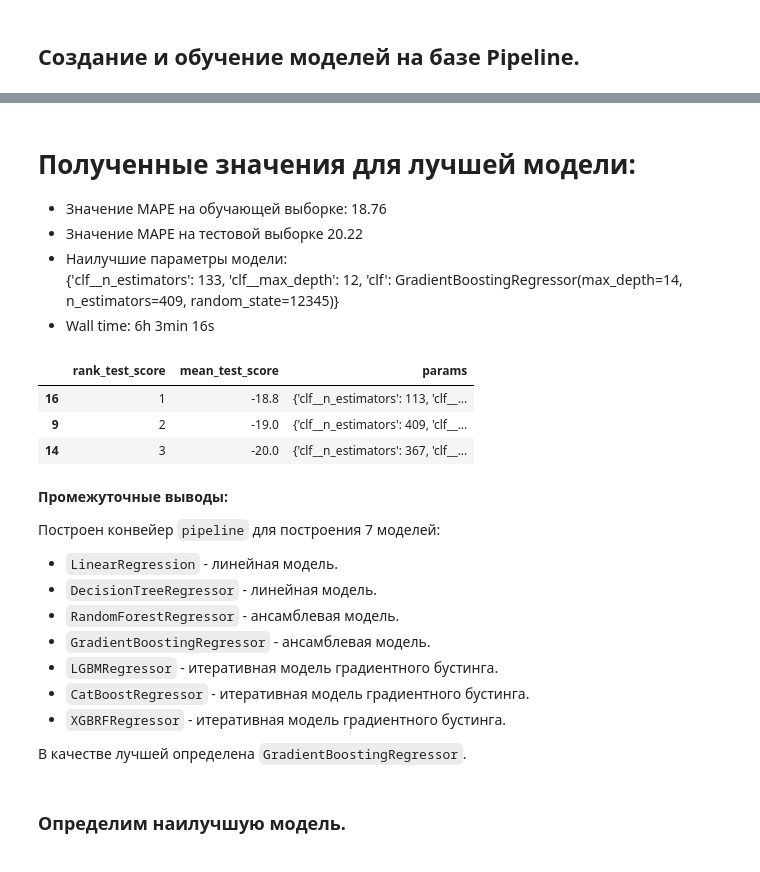
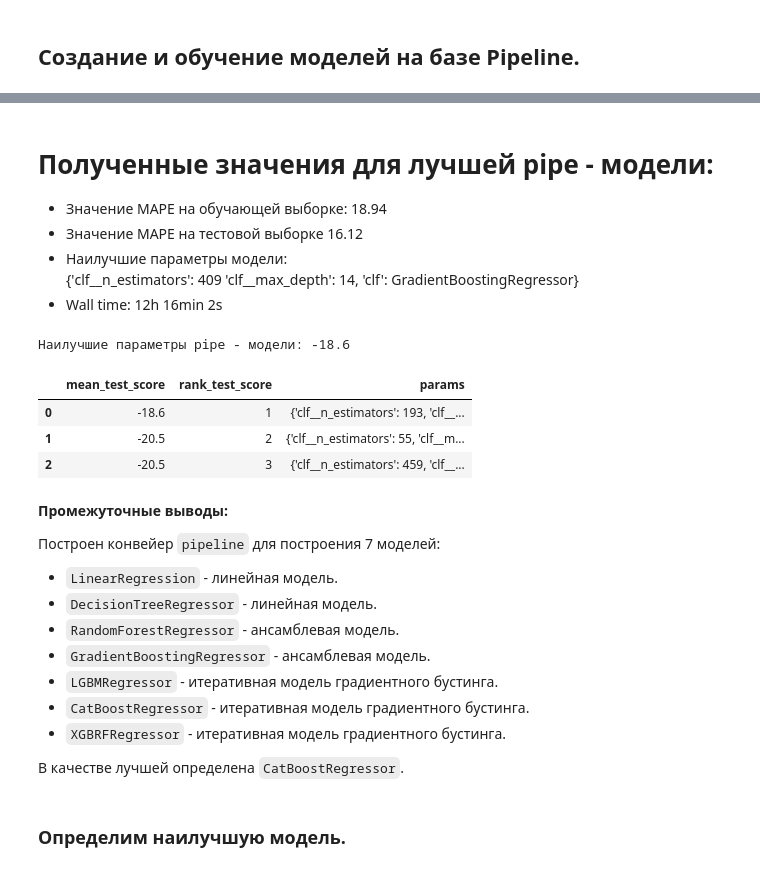
Before and after one commit to evgeniy-yandex/Data_Science, a Jupyter notebook: Kaggle_auto_price/kaggle_auto_price.ipynb, the cells around one changed output, grey strips where cells are left out. Cells and saved outputs as stored; diff of their text form; code cells hidden in the pictures.

```diff
--- a/Kaggle_auto_price/kaggle_auto_price.ipynb
+++ b/Kaggle_auto_price/kaggle_auto_price.ipynb
@@ -1683,7 +1691,7 @@ X_train.describe()
 # Чтобы видеть, что процесс выполняется, поставим tqdm с разовым циклом:
 for _ in tqdm(range(1)):
 
-    df = [X_train, X_test, test]
+    df = [X_train, X_valid, test]
     for i in range(3):
         df[i]['make_age'] = df[i]['make'] / df[i]['age']
         df[i]['make_country'] = df[i]['make'] / (df[i]['country']+1)
@@ -1723,10 +1731,12 @@ X_train.describe()
 Для оценки качества моделей применяем метрику [MAPE](https://en.wikipedia.org/wiki/Mean_absolute_percentage_error "Mean Absolute Percentage Error"):
 ![image-2.png](attachment:image-2.png)
 # %%
-def mape_func(y_target, y_predict):
-    return np.mean(np.abs((y_target - y_predict)/y_target)) * 100
+def mape_func(actual, pred):
+    actual, pred = np.array(actual), np.array(pred)
+    return np.mean(np.abs((actual - pred) / actual)) * 100
 
 mape_score = make_scorer(mape_func, greater_is_better=False)
+#mape_score = make_scorer(mape_func)
 # %% [markdown]
 ## Создание и обучение моделей.
 
@@ -1849,0 +1901,16 @@ Fitting 5 folds for each of 3 candidates, totalling 15 fits
+# %%
+# Чтобы видеть, что процесс выполняется, поставим tqdm с разовым циклом:
+for _ in tqdm(range(1)):
+    parameters = {'max_depth' :  range(14, 15),
+                  'n_estimators': range(6000, 6001),
+                  'learning_rate': [0.1]}
+
+    model = LGBMRegressor(random_state=RANDOM_STATE_FIX, objective='regression')
+    grid_model = GridSearchCV(model,
+                              param_grid = parameters,
+                              scoring = mape_score,
+                              cv = 3,
+                              n_jobs = -1,
+                              verbose = 0)
+
+    model_fit_time_metrics(grid_model, 'LightGBMRegressor')
@@ -1849,0 +1926,15 @@ Fitting 5 folds for each of 3 candidates, totalling 15 fits
+# %%
+# Чтобы видеть, что процесс выполняется, поставим tqdm с разовым циклом:
+for _ in tqdm(range(1)):
+    parameters = {'max_depth' : range(26, 27),
+                  'n_estimators': range(51, 52)
+                 }
+    model = xgb.XGBRFRegressor(random_state=RANDOM_STATE_FIX)
+    grid_model = GridSearchCV(model,
+                              param_grid = parameters,
+                              scoring=mape_score,
+                              cv=3,
+                              n_jobs=-1,
+                              verbose=0)
+
+    model_fit_time_metrics(grid_model, 'XGBoostRegressor')
@@ -1939,21 +2054,24 @@ with open("pipe_model.pkl", "wb") as f:
 # %% [markdown]
-# Полученные значения для лучшей модели:
-* Значение MAPE на обучающей выборке: 18.76
-* Значение MAPE на тестовой выборке 20.22
+# Полученные значения для лучшей pipe - модели:
+* Значение MAPE на обучающей выборке: 18.94
+* Значение MAPE на тестовой выборке 16.12
 * Наилучшие параметры модели:
- {'clf__n_estimators': 133, 'clf__max_depth': 12, 'clf': GradientBoostingRegressor(max_depth=14, n_estimators=409, random_state=12345)}
-* Wall time: 6h 3min 16s
+ {'clf__n_estimators': 409 'clf__max_depth': 14, 'clf': GradientBoostingRegressor}
+* Wall time: 12h 16min 2s
 # %%
 # Таблица с лучшими результатами
+
+print("Наилучшие параметры pipe - модели:", round(Pipe_model.best_score_, 1))
 cv_results = pd.DataFrame(Pipe_model.cv_results_)
-cv_results
 cv_results = cv_results.sort_values("rank_test_score", ascending=True)
-cv_results[['rank_test_score', 'mean_test_score', 'params', ]].head(3)
+cv_results = cv_results.reset_index(drop=True)
+cv_results[['mean_test_score', 'rank_test_score', 'params', ]].head(3)
 # %% [output]
+Наилучшие параметры pipe - модели: -18.6
-|  | rank_test_score | mean_test_score | params |
-| 16 | 1 | -18.8 | {'clf__n_estimators': 113, 'clf__... |
-| 9 | 2 | -19.0 | {'clf__n_estimators': 409, 'clf__... |
-| 14 | 3 | -20.0 | {'clf__n_estimators': 367, 'clf__... |
+|  | mean_test_score | rank_test_score | params |
+| 0 | -18.6 | 1 | {'clf__n_estimators': 193, 'clf__... |
+| 1 | -20.5 | 2 | {'clf__n_estimators': 55, 'clf__m... |
+| 2 | -20.5 | 3 | {'clf__n_estimators': 459, 'clf__... |
 # %%
 # Сформируем имя лучшей pipeline модели:
 
@@ -1993,7 +2116,7 @@ pd.set_option('display.float_format', '{:.3f}'.format)
 * `CatBoostRegressor` - итеративная модель градиентного бустинга.
 * `XGBRFRegressor` - итеративная модель градиентного бустинга.
 
-В качестве лучшей определена `GradientBoostingRegressor`.
+В качестве лучшей определена `CatBoostRegressor`.
 # %% [markdown]
 ### Определим наилучшую модель.
 # %%
```
Also changed, not shown: parts of 84 cells of this notebook.
